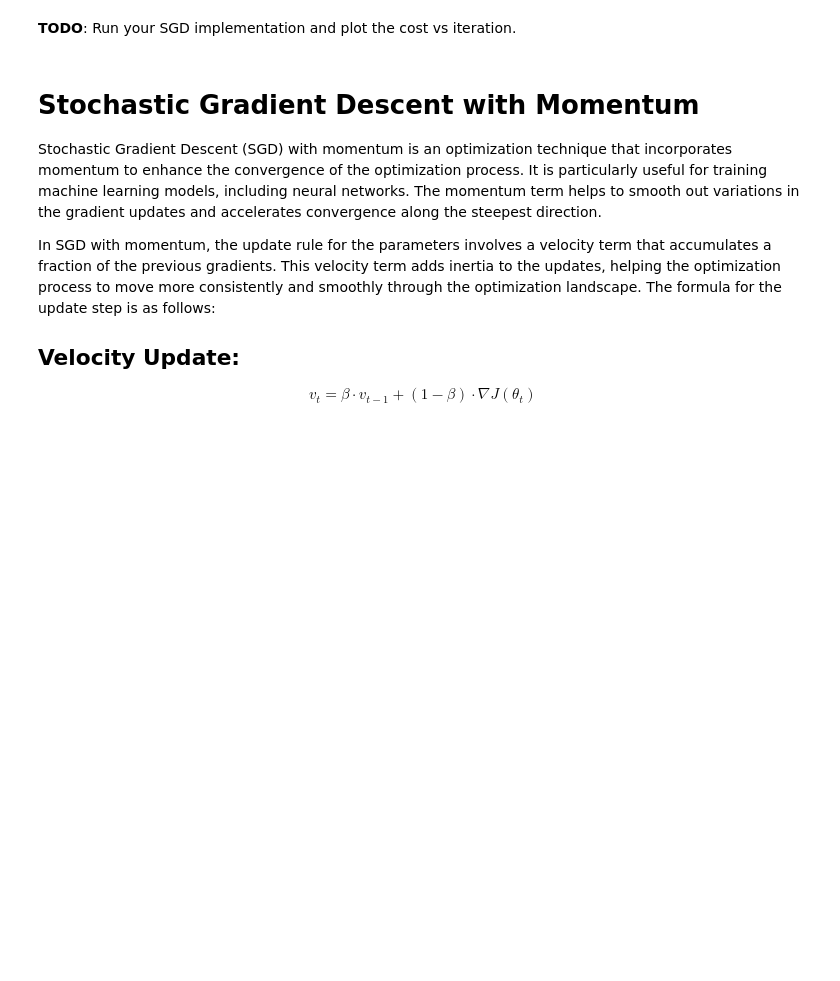
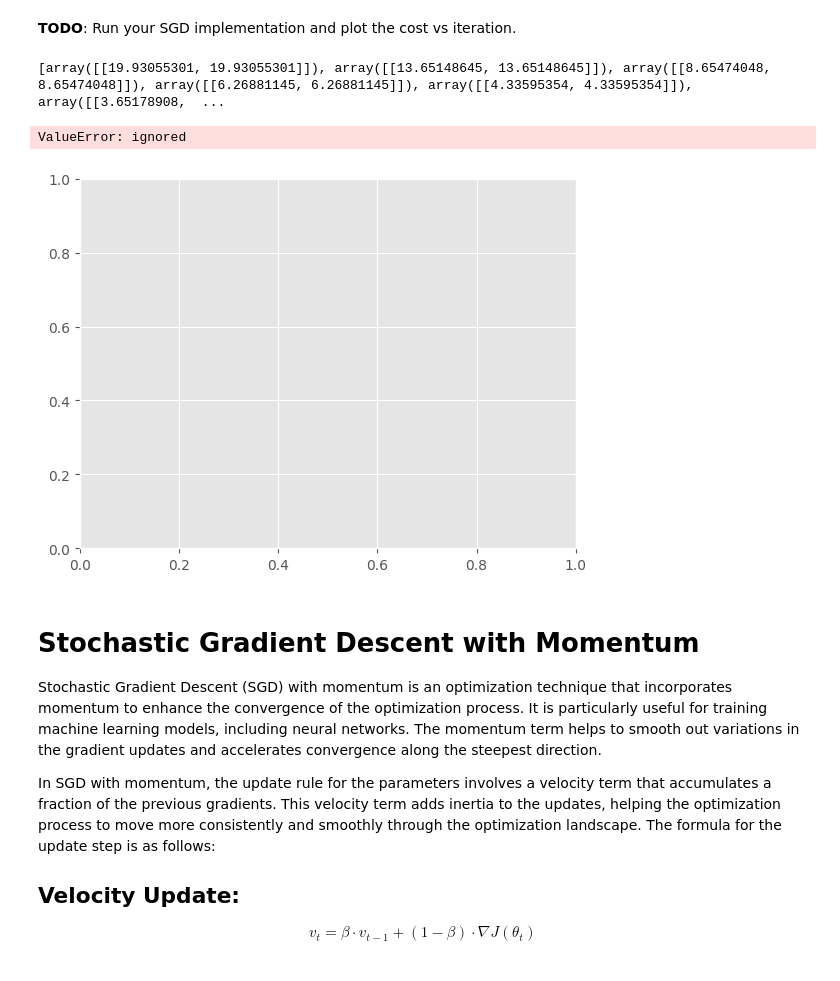
Before and after one commit to HARINI-RadheyKrishna/Machine_Learning, a Jupyter notebook: Gradient_Descent.ipynb, the cells around one changed output. Saved outputs shown, nothing was run; the diff lists cells and outputs as text; code cells hidden in the pictures; blank space fills up the shorter version.

```diff
--- a/Gradient_Descent.ipynb
+++ b/Gradient_Descent.ipynb
@@ -519,5 +552,29 @@ def stochastic_gradient_descent(X, y, theta, learning_rate=0.01, iterations=10):
 # %% [markdown]
 **TODO**: Run your SGD implementation and plot the cost vs iteration.
+# %%
+import matplotlib.pyplot as plt
+import numpy as np
+
+number_of_samples = 10
+noise = np.random.rand()
+X = 2 * np.random.rand(number_of_samples, 1)
+y = 3 + 2 * X + ((noise + 1) / 2)
+
+theta_guess = np.array([[1.0], [1.0]])
+learning_rate = 0.01
+iterations = 10
+
+theta, cost_history = stochastic_gradient_descent(X, y, theta_guess, learning_rate, iterations)
+print(cost_history)
+plt.plot(iterations, cost_history, 'b.')
+plt.xlabel('Iterations')
+plt.ylabel('Cost', rotation=0)
+plt.title('Cost vs Iteration for Stochastic Gradient Descent')
+plt.show()
+# %% [output]
+[array([[19.93055301, 19.93055301]]), array([[13.65148645, 13.65148645]]), array([[8.65474048, 8.65474048]]), array([[6.26881145, 6.26881145]]), array([[4.33595354, 4.33595354]]), array([[3.65178908,  ...
+ValueError: ignored
+[figure, added]
 # %% [markdown]
 # Stochastic Gradient Descent with Momentum
 
```
Also changed, not shown: parts of 8 cells of this notebook.
